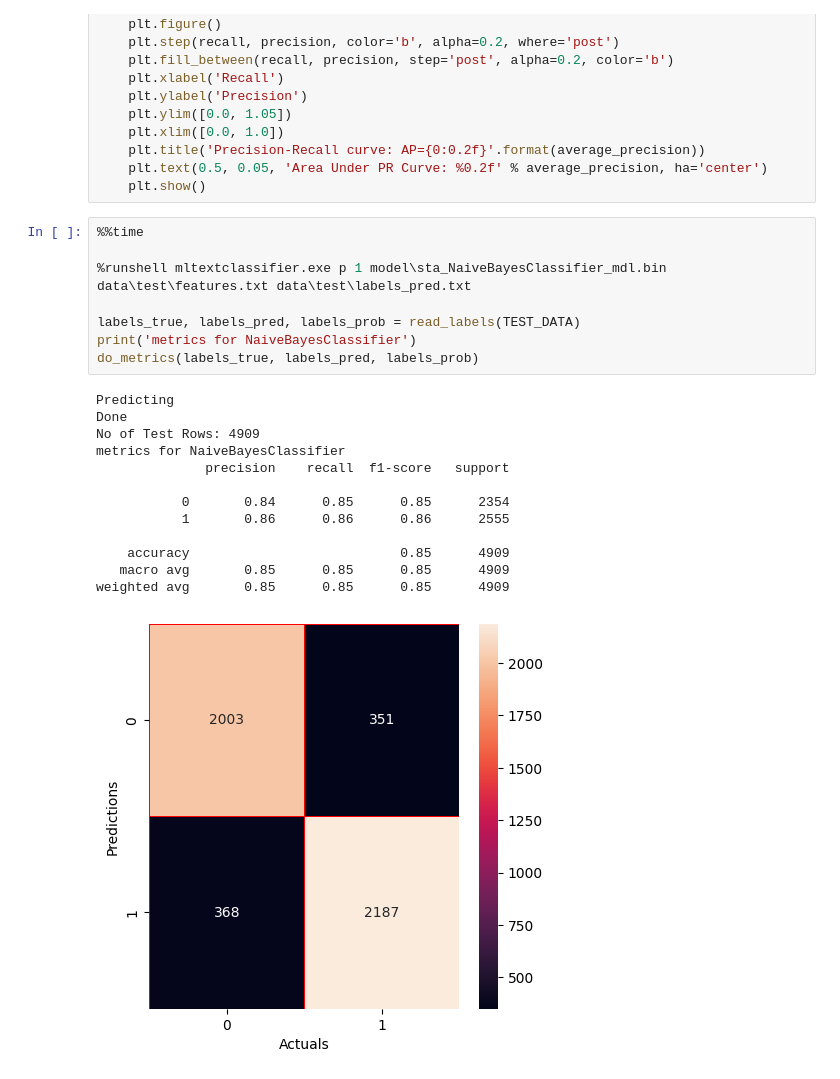
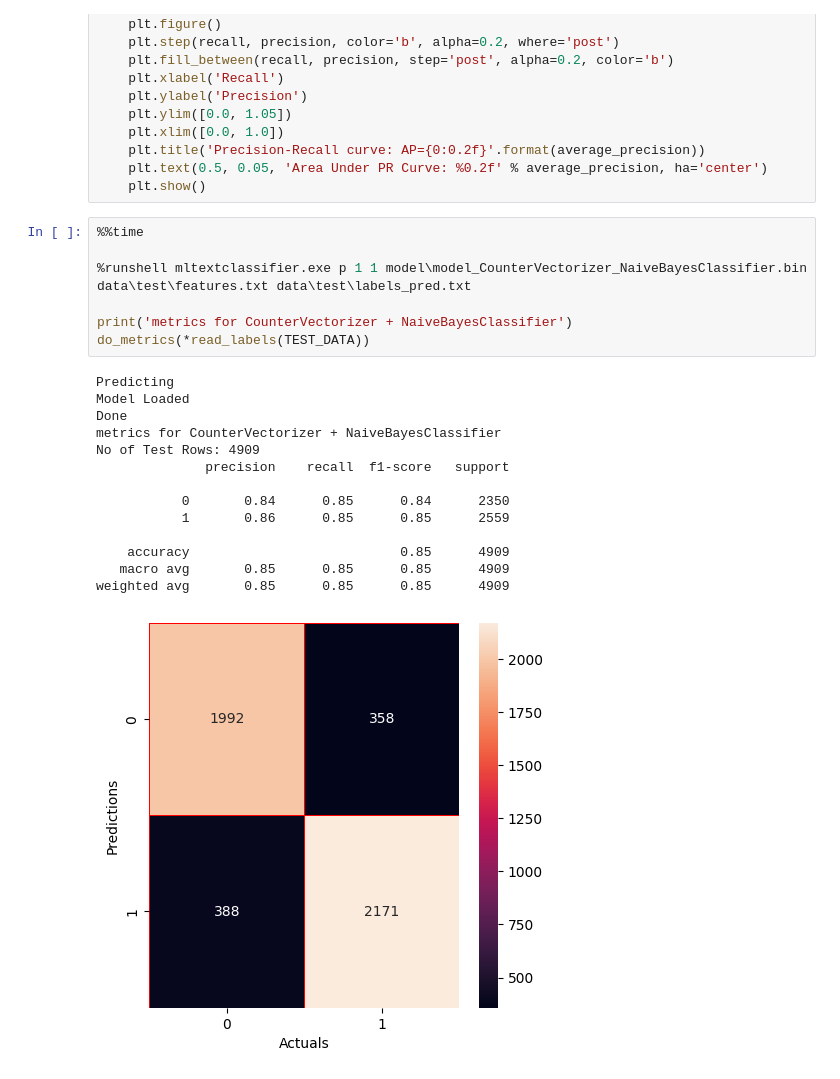
Before and after one commit to rvcgeeks/TextClassifierLib, a Jupyter notebook: examples/inference.ipynb, the cells around one changed output. Drawn from its saved outputs; the diff is of its cells as text.

```diff
--- a/examples/inference.ipynb
+++ b/examples/inference.ipynb
@@ -76,22 +76,22 @@ def do_metrics(labels_true, labels_pred, labels_prob):
 # %%
 %%time
 
-%runshell mltextclassifier.exe p 1 model\sta_NaiveBayesClassifier_mdl.bin data\test\features.txt data\test\labels_pred.txt
+%runshell mltextclassifier.exe p 1 1 model\model_CounterVectorizer_NaiveBayesClassifier.bin data\test\features.txt data\test\labels_pred.txt
 
-labels_true, labels_pred, labels_prob = read_labels(TEST_DATA)
-print('metrics for NaiveBayesClassifier')
-do_metrics(labels_true, labels_pred, labels_prob)
+print('metrics for CounterVectorizer + NaiveBayesClassifier')
+do_metrics(*read_labels(TEST_DATA))
 # %% [output]
 Predicting
+Model Loaded
 Done
+metrics for CounterVectorizer + NaiveBayesClassifier
 No of Test Rows: 4909
-metrics for NaiveBayesClassifier
               precision    recall  f1-score   support
 
-           0       0.84      0.85      0.85      2354
-           1       0.86      0.86      0.86      2555
+           0       0.84      0.85      0.84      2350
+           1       0.86      0.85      0.85      2559
 
     accuracy                           0.85      4909
    macro avg       0.85      0.85      0.85      4909
 weighted avg       0.85      0.85      0.85      4909
-[figure, old version]
+[figure, new version]
```
Also changed, not shown: parts of 12 cells of this notebook, 24 other files.
